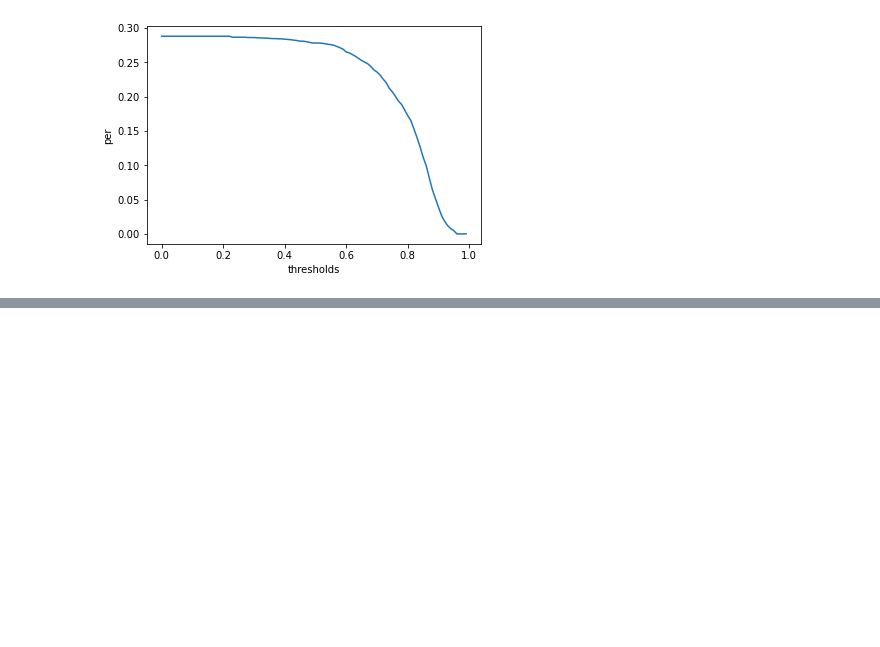
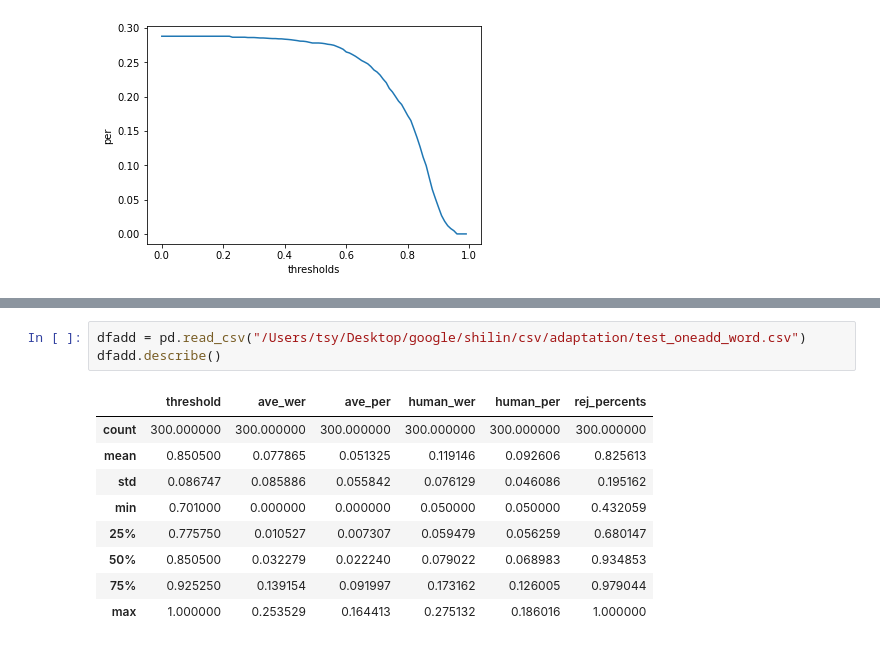
Before and after one commit to siyuan-tang/google_asr, a Jupyter notebook: scripts/csv_plot.ipynb, the cells around one changed output, grey strips where cells are left out. Saved outputs shown, nothing was run; the diff lists cells and outputs as text; blank space fills up the shorter version.

```diff
--- a/scripts/csv_plot.ipynb
+++ b/scripts/csv_plot.ipynb
@@ -500,0 +499,13 @@ plt.show()
+# %%
+dfadd = pd.read_csv("/Users/tsy/Desktop/google/shilin/csv/adaptation/test_oneadd_word.csv")
+dfadd.describe()
+# %% [output]
+|  | threshold | ave_wer | ave_per | human_wer | human_per | rej_percents |
+| count | 300.000000 | 300.000000 | 300.000000 | 300.000000 | 300.000000 | 300.000000 |
+| mean | 0.850500 | 0.077865 | 0.051325 | 0.119146 | 0.092606 | 0.825613 |
+| std | 0.086747 | 0.085886 | 0.055842 | 0.076129 | 0.046086 | 0.195162 |
+| min | 0.701000 | 0.000000 | 0.000000 | 0.050000 | 0.050000 | 0.432059 |
+| 25% | 0.775750 | 0.010527 | 0.007307 | 0.059479 | 0.056259 | 0.680147 |
+| 50% | 0.850500 | 0.032279 | 0.022240 | 0.079022 | 0.068983 | 0.934853 |
+| 75% | 0.925250 | 0.139154 | 0.091997 | 0.173162 | 0.126005 | 0.979044 |
+| max | 1.000000 | 0.253529 | 0.164413 | 0.275132 | 0.186016 | 1.000000 |
```
Also changed, not shown: parts of 15 cells of this notebook, 8 other files.
